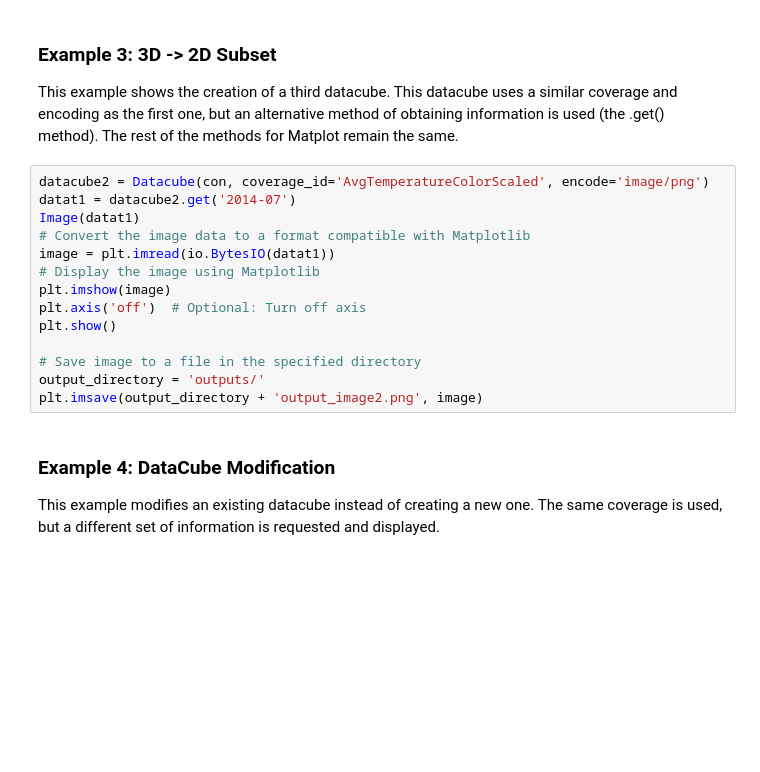
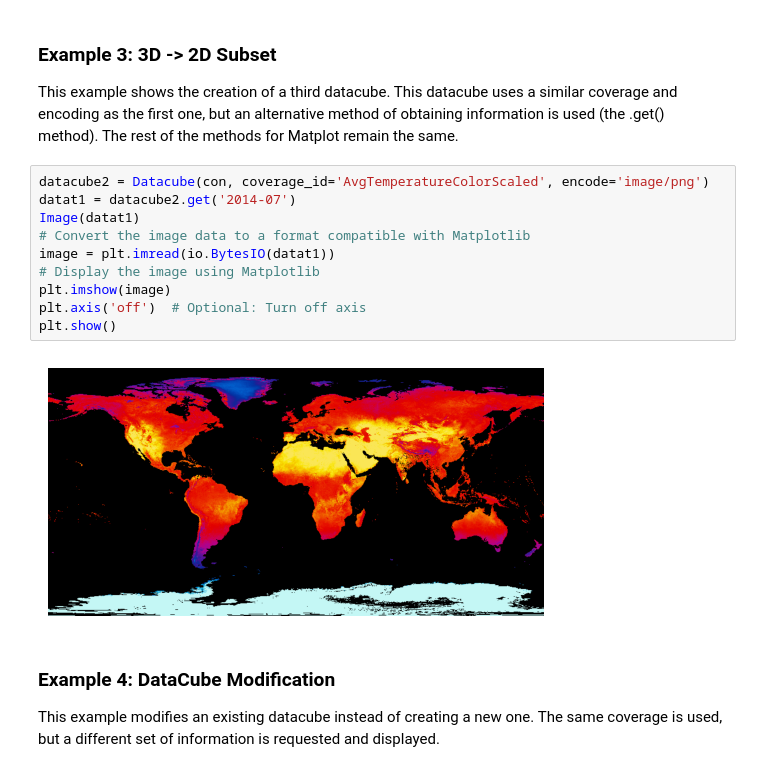
Before and after one commit to muzzaleeni/wdc, a Jupyter notebook: sprint_2/jupyter_notebook/WDC.ipynb, the cells around one changed output. Drawn from its saved outputs; the diff is of its cells as text; blank space fills up the shorter version.

```diff
--- a/sprint_2/jupyter_notebook/WDC.ipynb
+++ b/sprint_2/jupyter_notebook/WDC.ipynb
@@ -83,17 +79,15 @@ This example shows the creation of a third datacube. This datacube uses a simila
 # %%
 datacube2 = Datacube(con, coverage_id='AvgTemperatureColorScaled', encode='image/png')
 datat1 = datacube2.get('2014-07')
 Image(datat1)
 # Convert the image data to a format compatible with Matplotlib
 image = plt.imread(io.BytesIO(datat1))
 # Display the image using Matplotlib
 plt.imshow(image)
 plt.axis('off')  # Optional: Turn off axis
 plt.show()
-
-# Save image to a file in the specified directory
-output_directory = 'outputs/'
-plt.imsave(output_directory + 'output_image2.png', image)
+# %% [output]
+[figure, added]
 # %% [markdown]
 ### Example 4: DataCube Modification
 
```
Also changed, not shown: parts of 10 cells of this notebook, 5 other files.
